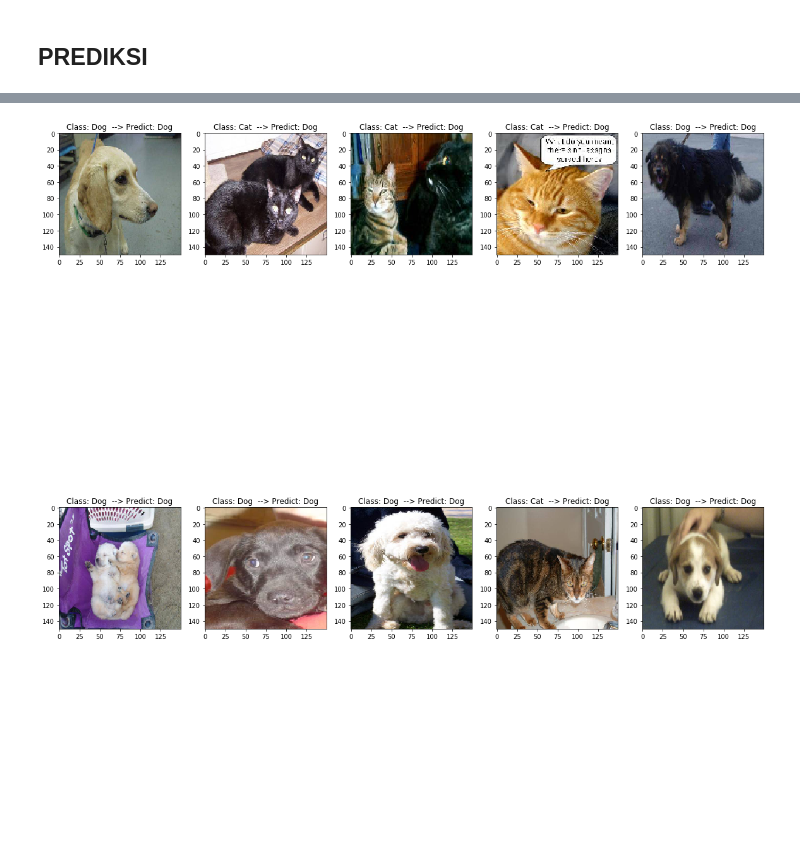
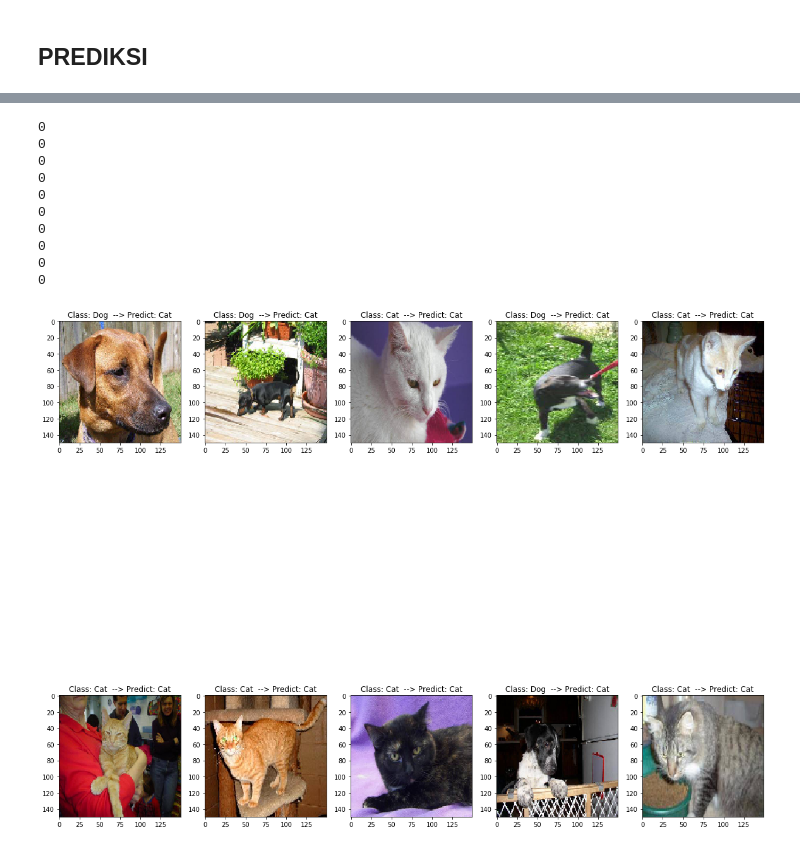
Before and after one commit to melativj/H8_PTP_FINAL_IMAGE, a Jupyter notebook: CatDog_Classifications.ipynb, the cells around one changed output, grey strips where cells are left out. Cells and saved outputs as stored; diff of their text form; code cells hidden in the pictures; blank space fills up the shorter version.

```diff
--- a/CatDog_Classifications.ipynb
+++ b/CatDog_Classifications.ipynb
@@ -286,23 +318,15 @@ plt.show
-# %%
-# Membuat definisi fungsi untuk membuat plot dengan bentuk 2 baris dan 5 kolom gambar beserta label datanya
-def plotImages(images_arr, label_arr):
-    fig, axes = plt.subplots(2, 5, figsize=(20,20))
-    axes = axes.flatten()
-    for img, lbl, ax in zip( images_arr, label_arr, axes):
-        #result_2 = model.predict(x = img)
-        #lbl_pred = np.argmax(result_2)
-        ax.imshow(img)
-        ax.axis()
-        #ax.subplots_adjust(wspace=.5, hspace=.5)
-
-        ax.set_title("Class: {}  --> Predict: {}".format(class_names[int(lbl)], class_names[lbl_pred]))
-        #ax.set_title("Class: {}".format(class_names[no_lbl]))
-    #plt.tight_layout()
-    #plt.subplots_adjust(wspace=.5, hspace=.5)
-    plt.show()
-
-
-# Memplot data dengan definisi fungsi yang telah dibuat
-plotImages(image_test[:10], label_test[:10])
-# %% [output]
-[figure, removed]
+# %%
+# Memplot data dengan definisi fungsi yang telah dibuat
+plotImages(image_test[:10], label_test[:10], 1)
+# %% [output]
+0
+0
+0
+0
+0
+0
+0
+0
+0
+0
+[figure, added]
```
Also changed, not shown: parts of 15 cells of this notebook.
